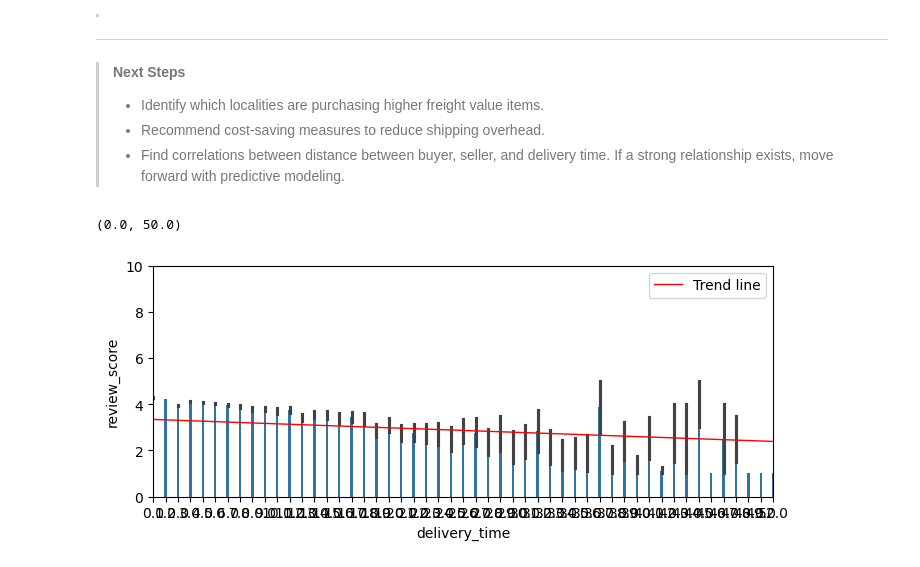
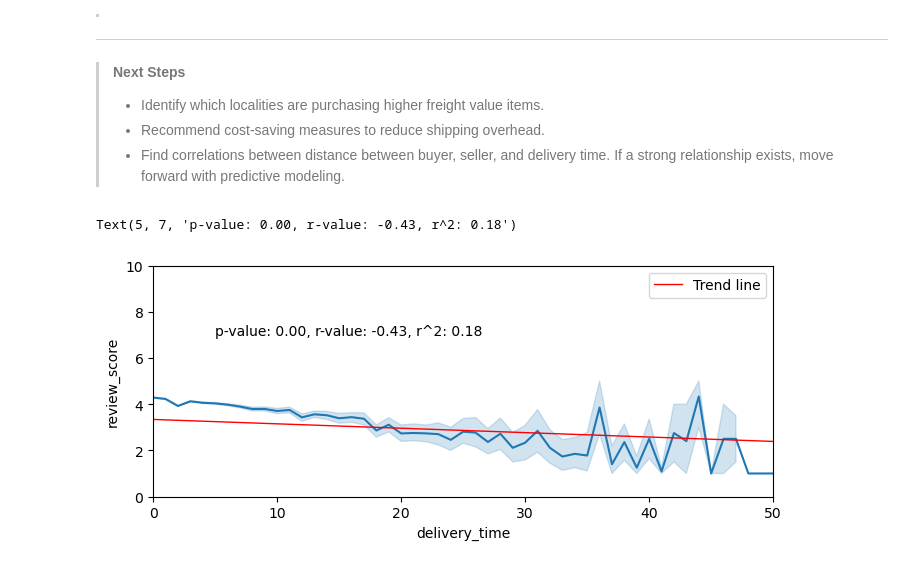
Before and after one commit to dsagher/Olist-E-Commerce-Analysis-Project, a Jupyter notebook: notebooks/correlation_analysis.ipynb, the cells around one changed output. Cells and saved outputs as stored; diff of their text form; code cells hidden in the pictures.

Commit message:
Reprocessed data

```diff
--- a/notebooks/correlation_analysis.ipynb
+++ b/notebooks/correlation_analysis.ipynb
@@ -92,28 +92,28 @@ df_order.loc[df_order['delivery_time'] < 0, 'delivery_time'] = 0
 # %%
 from scipy.stats import linregress
 
 order_cols = ['order_id', 'delivery_time']
 review_cols = ['order_id', 'review_score']
 
 source = df_order[order_cols].merge(df_order_review[review_cols], on='order_id', how='left')
 
 fig, ax = plt.subplots(figsize=(8, 3))
 # ax, fig = set_ax_fig_style(title='', xaxis_label='Review Score', yaxis_label='Delivery Time', ax=ax, fig=fig, color='white')
 
 # Barplot for average delivery time per review score
-sns.barplot(data=source, x='delivery_time', y='review_score', ax=ax, color='C0', width=0.2)
+sns.lineplot(data=source, x='delivery_time', y='review_score', ax=ax, color='C0')
 
 means = source.groupby("delivery_time")["review_score"].mean().reset_index()
 x = means["delivery_time"]
 y = means["review_score"]
 slope, intercept, r_value, p_value, std_err = linregress(x, y)
 trend_y = slope * x + intercept
 ax.plot(x, trend_y, color='red', linewidth=1, label='Trend line')
 ax.legend()
 
 plt.ylim(0, 10)
 plt.xlim(0, 50)
-plt.xscale('log')
+plt.text(5, 7, f"p-value: {p_value:.2f}, r-value: {r_value:.2f}, r^2: {r_value**2:.2f}")
 # %% [output]
-(0.0, 50.0)
+Text(5, 7, 'p-value: 0.00, r-value: -0.43, r^2: 0.18')
-[figure, old version]
+[figure, new version]
```
Also changed, not shown: 4 other files.
